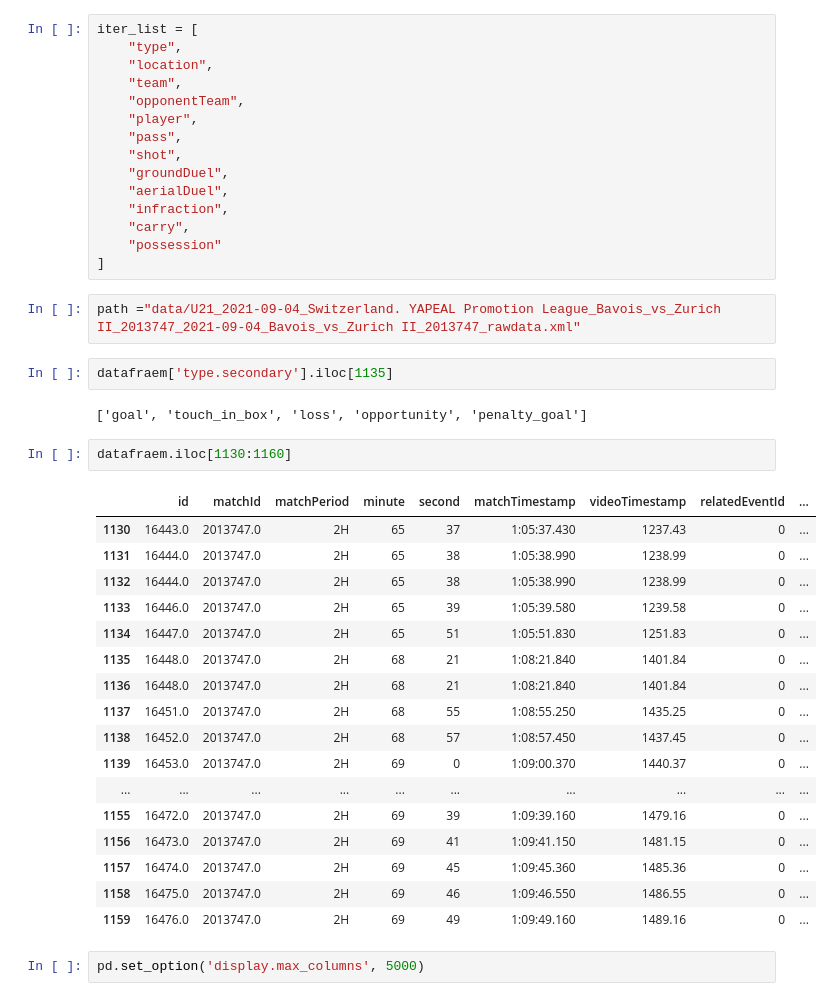
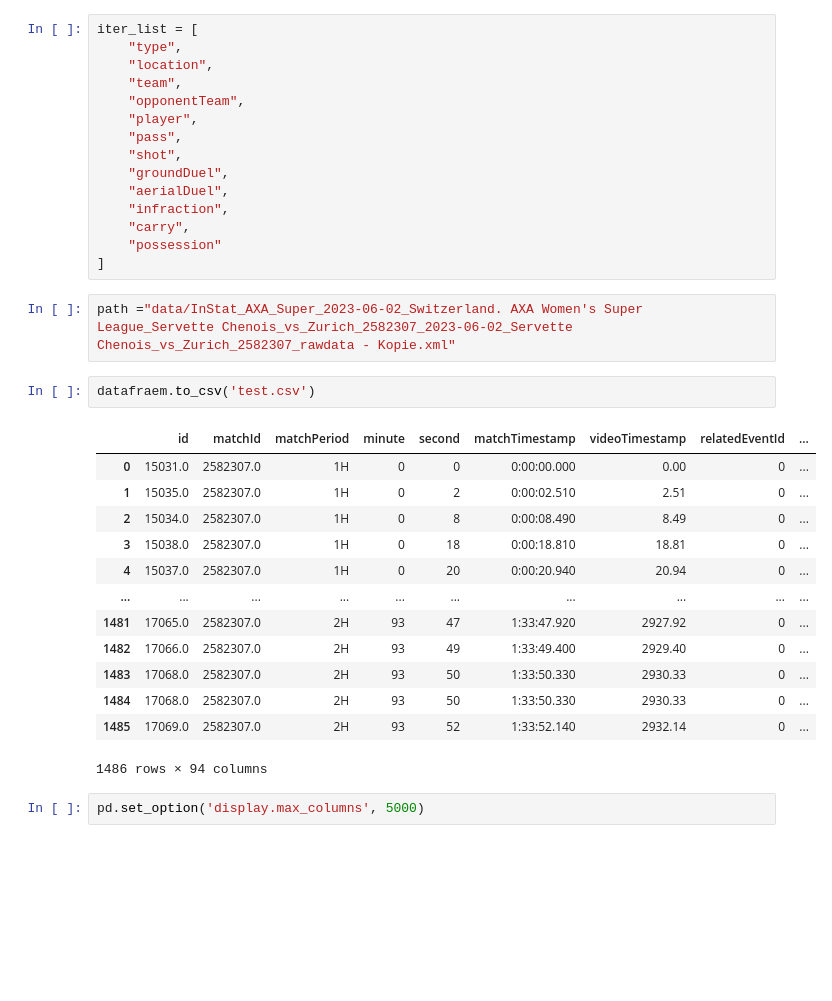
Before and after one commit to Rui1818/Instat_to_wyscout_data_transform, a Jupyter notebook: eee.ipynb, the cells around one changed output. Drawn from its saved outputs; the diff is of its cells as text; blank space fills up the shorter version.

```diff
--- a/eee.ipynb
+++ b/eee.ipynb
@@ -17,32 +17,24 @@ iter_list = [
     "carry",
     "possession"
 ]
-# %%
-path ="data/U21_2021-09-04_Switzerland. YAPEAL Promotion League_Bavois_vs_Zurich II_2013747_2021-09-04_Bavois_vs_Zurich II_2013747_rawdata.xml"
-# %%
-datafraem['type.secondary'].iloc[1135]
-# %% [output]
-['goal', 'touch_in_box', 'loss', 'opportunity', 'penalty_goal']
-# %%
-datafraem.iloc[1130:1160]
-# %% [output]
-|  | id | matchId | matchPeriod | minute | second | matchTimestamp | videoTimestamp | relatedEventId | ... |
-| 1130 | 16443.0 | 2013747.0 | 2H | 65 | 37 | 1:05:37.430 | 1237.43 | 0 | ... |
-| 1131 | 16444.0 | 2013747.0 | 2H | 65 | 38 | 1:05:38.990 | 1238.99 | 0 | ... |
-| 1132 | 16444.0 | 2013747.0 | 2H | 65 | 38 | 1:05:38.990 | 1238.99 | 0 | ... |
-| 1133 | 16446.0 | 2013747.0 | 2H | 65 | 39 | 1:05:39.580 | 1239.58 | 0 | ... |
-| 1134 | 16447.0 | 2013747.0 | 2H | 65 | 51 | 1:05:51.830 | 1251.83 | 0 | ... |
-| 1135 | 16448.0 | 2013747.0 | 2H | 68 | 21 | 1:08:21.840 | 1401.84 | 0 | ... |
-| 1136 | 16448.0 | 2013747.0 | 2H | 68 | 21 | 1:08:21.840 | 1401.84 | 0 | ... |
-| 1137 | 16451.0 | 2013747.0 | 2H | 68 | 55 | 1:08:55.250 | 1435.25 | 0 | ... |
-| 1138 | 16452.0 | 2013747.0 | 2H | 68 | 57 | 1:08:57.450 | 1437.45 | 0 | ... |
-| 1139 | 16453.0 | 2013747.0 | 2H | 69 | 0 | 1:09:00.370 | 1440.37 | 0 | ... |
-| ... | ... | ... | ... | ... | ... | ... | ... | ... | ... |
-| 1155 | 16472.0 | 2013747.0 | 2H | 69 | 39 | 1:09:39.160 | 1479.16 | 0 | ... |
-| 1156 | 16473.0 | 2013747.0 | 2H | 69 | 41 | 1:09:41.150 | 1481.15 | 0 | ... |
-| 1157 | 16474.0 | 2013747.0 | 2H | 69 | 45 | 1:09:45.360 | 1485.36 | 0 | ... |
-| 1158 | 16475.0 | 2013747.0 | 2H | 69 | 46 | 1:09:46.550 | 1486.55 | 0 | ... |
-| 1159 | 16476.0 | 2013747.0 | 2H | 69 | 49 | 1:09:49.160 | 1489.16 | 0 | ... |
+# %%
+path ="data/InStat_AXA_Super_2023-06-02_Switzerland. AXA Women's Super League_Servette Chenois_vs_Zurich_2582307_2023-06-02_Servette Chenois_vs_Zurich_2582307_rawdata - Kopie.xml"
+# %%
+datafraem.to_csv('test.csv')
+# %% [output]
+|  | id | matchId | matchPeriod | minute | second | matchTimestamp | videoTimestamp | relatedEventId | ... |
+| 0 | 15031.0 | 2582307.0 | 1H | 0 | 0 | 0:00:00.000 | 0.00 | 0 | ... |
+| 1 | 15035.0 | 2582307.0 | 1H | 0 | 2 | 0:00:02.510 | 2.51 | 0 | ... |
+| 2 | 15034.0 | 2582307.0 | 1H | 0 | 8 | 0:00:08.490 | 8.49 | 0 | ... |
+| 3 | 15038.0 | 2582307.0 | 1H | 0 | 18 | 0:00:18.810 | 18.81 | 0 | ... |
+| 4 | 15037.0 | 2582307.0 | 1H | 0 | 20 | 0:00:20.940 | 20.94 | 0 | ... |
+| ... | ... | ... | ... | ... | ... | ... | ... | ... | ... |
+| 1481 | 17065.0 | 2582307.0 | 2H | 93 | 47 | 1:33:47.920 | 2927.92 | 0 | ... |
+| 1482 | 17066.0 | 2582307.0 | 2H | 93 | 49 | 1:33:49.400 | 2929.40 | 0 | ... |
+| 1483 | 17068.0 | 2582307.0 | 2H | 93 | 50 | 1:33:50.330 | 2930.33 | 0 | ... |
+| 1484 | 17068.0 | 2582307.0 | 2H | 93 | 50 | 1:33:50.330 | 2930.33 | 0 | ... |
+| 1485 | 17069.0 | 2582307.0 | 2H | 93 | 52 | 1:33:52.140 | 2932.14 | 0 | ... |
+1486 rows × 94 columns
 # %%
 pd.set_option('display.max_columns', 5000)
 # %%
```
Also changed, not shown: parts of 1 cell of this notebook, 7 other files.
